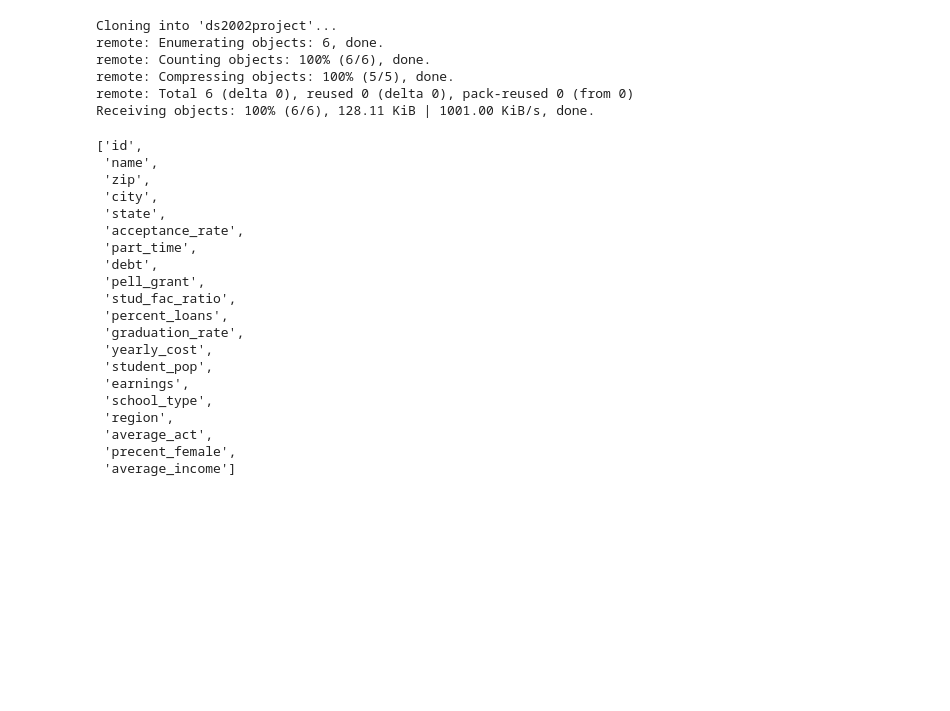
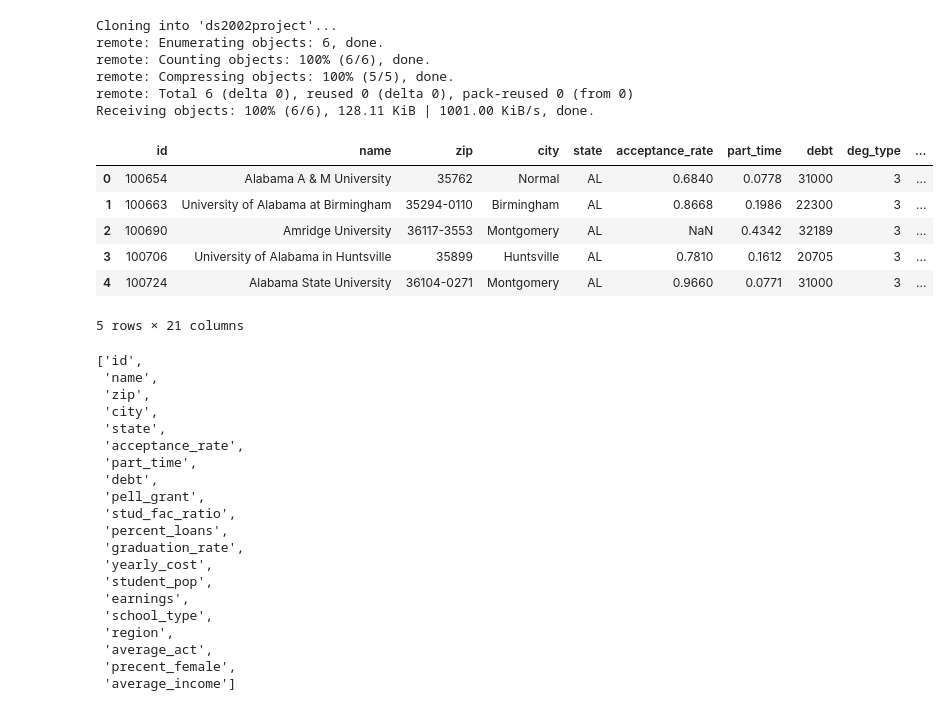
Before and after one commit to rachel1234561/ds2002project, a Jupyter notebook: analysis_viz.ipynb, the cells around one changed output. Drawn from its saved outputs; the diff is of its cells as text; code cells hidden in the pictures; blank space fills up the shorter version.

Commit message:
Added code for MongoDB

```diff
--- a/analysis_viz.ipynb
+++ b/analysis_viz.ipynb
@@ -23,4 +24,22 @@ remote: Counting objects: 100% (6/6), done.
 remote: Compressing objects: 100% (5/5), done.
 remote: Total 6 (delta 0), reused 0 (delta 0), pack-reused 0 (from 0)
 Receiving objects: 100% (6/6), 128.11 KiB | 1001.00 KiB/s, done.
+# %%
+#Load data from MongoDB
+client = MongoClient("mongodb+srv://<user>:<db_password>@cluster1.xvd5b.mongodb.net/?retryWrites=true&w=majority&appName=Cluster1")
+db = client['DS2002']
+data = db['college_data']
+# %%
+#Convert dictionaries to dataframe
+data=pd.DataFrame(list(data.find()))
+data=data.drop('_id',axis=1)
+data.head()
+# %% [output]
+|  | id | name | zip | city | state | acceptance_rate | part_time | debt | deg_type | ... |
+| 0 | 100654 | Alabama A & M University | 35762 | Normal | AL | 0.6840 | 0.0778 | 31000 | 3 | ... |
+| 1 | 100663 | University of Alabama at Birmingham | 35294-0110 | Birmingham | AL | 0.8668 | 0.1986 | 22300 | 3 | ... |
+| 2 | 100690 | Amridge University | 36117-3553 | Montgomery | AL | NaN | 0.4342 | 32189 | 3 | ... |
+| 3 | 100706 | University of Alabama in Huntsville | 35899 | Huntsville | AL | 0.7810 | 0.1612 | 20705 | 3 | ... |
+| 4 | 100724 | Alabama State University | 36104-0271 | Montgomery | AL | 0.9660 | 0.0771 | 31000 | 3 | ... |
+5 rows × 21 columns
 # %%
```
Also changed, not shown: parts of 6 cells of this notebook.
